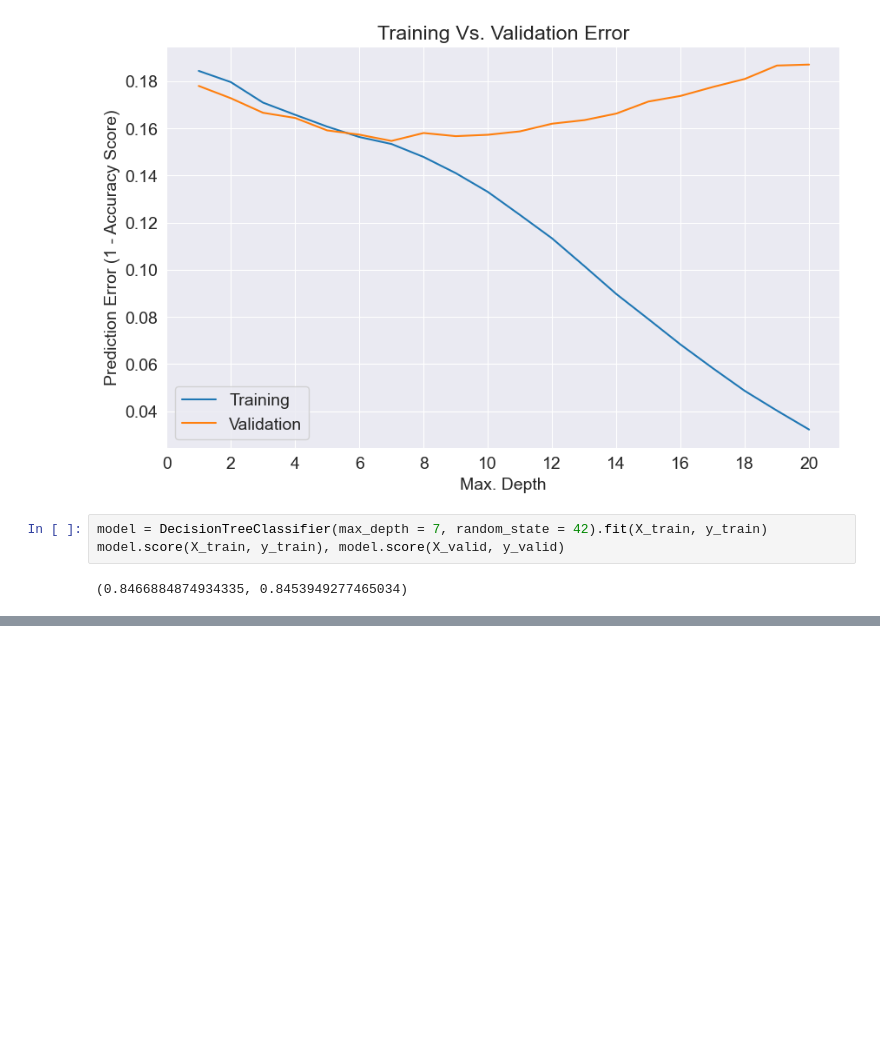
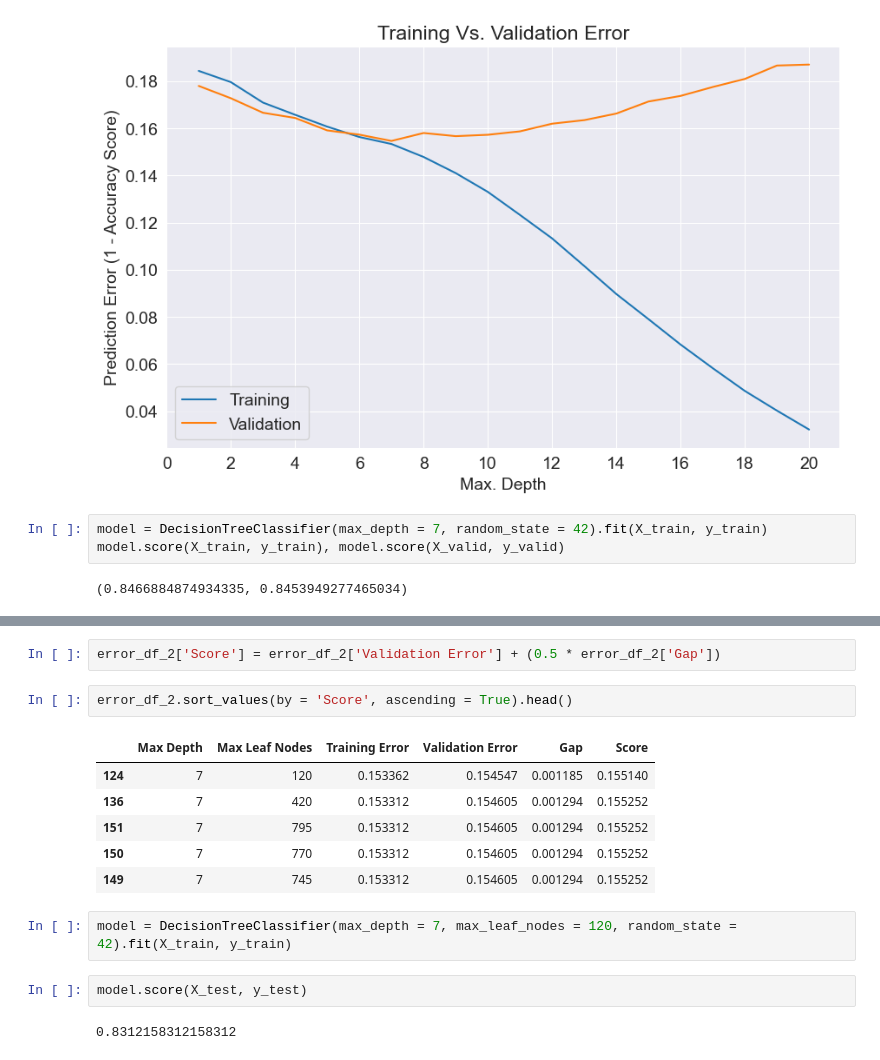
Before and after one commit to AgentXCross/PythonDS-ML, a Jupyter notebook: SciKitLearn/decision_trees_random_forests.ipynb, the cells around one changed output, grey strips where cells are left out. Cells and saved outputs as stored; diff of their text form; blank space fills up the shorter version.

```diff
--- a/SciKitLearn/decision_trees_random_forests.ipynb
+++ b/SciKitLearn/decision_trees_random_forests.ipynb
@@ -575,0 +617,17 @@ model.score(X_train, y_train), model.score(X_valid, y_valid)
+# %%
+error_df_2['Score'] = error_df_2['Validation Error'] + (0.5 * error_df_2['Gap'])
+# %%
+error_df_2.sort_values(by = 'Score', ascending = True).head()
+# %% [output]
+|  | Max Depth | Max Leaf Nodes | Training Error | Validation Error | Gap | Score |
+| 124 | 7 | 120 | 0.153362 | 0.154547 | 0.001185 | 0.155140 |
+| 136 | 7 | 420 | 0.153312 | 0.154605 | 0.001294 | 0.155252 |
+| 151 | 7 | 795 | 0.153312 | 0.154605 | 0.001294 | 0.155252 |
+| 150 | 7 | 770 | 0.153312 | 0.154605 | 0.001294 | 0.155252 |
+| 149 | 7 | 745 | 0.153312 | 0.154605 | 0.001294 | 0.155252 |
+# %%
+model = DecisionTreeClassifier(max_depth = 7, max_leaf_nodes = 120, random_state = 42).fit(X_train, y_train)
+# %%
+model.score(X_test, y_test)
+# %% [output]
+0.8312158312158312
```
Also changed, not shown: parts of 8 cells of this notebook.
